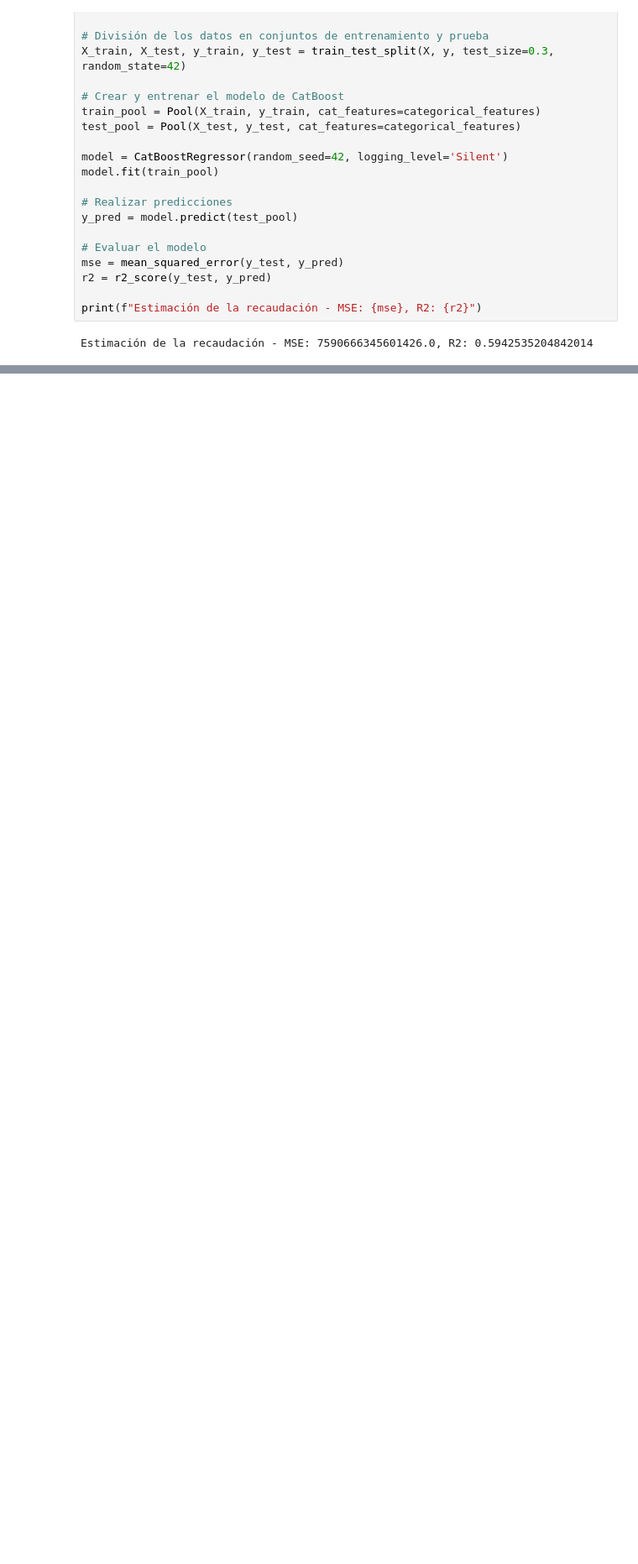
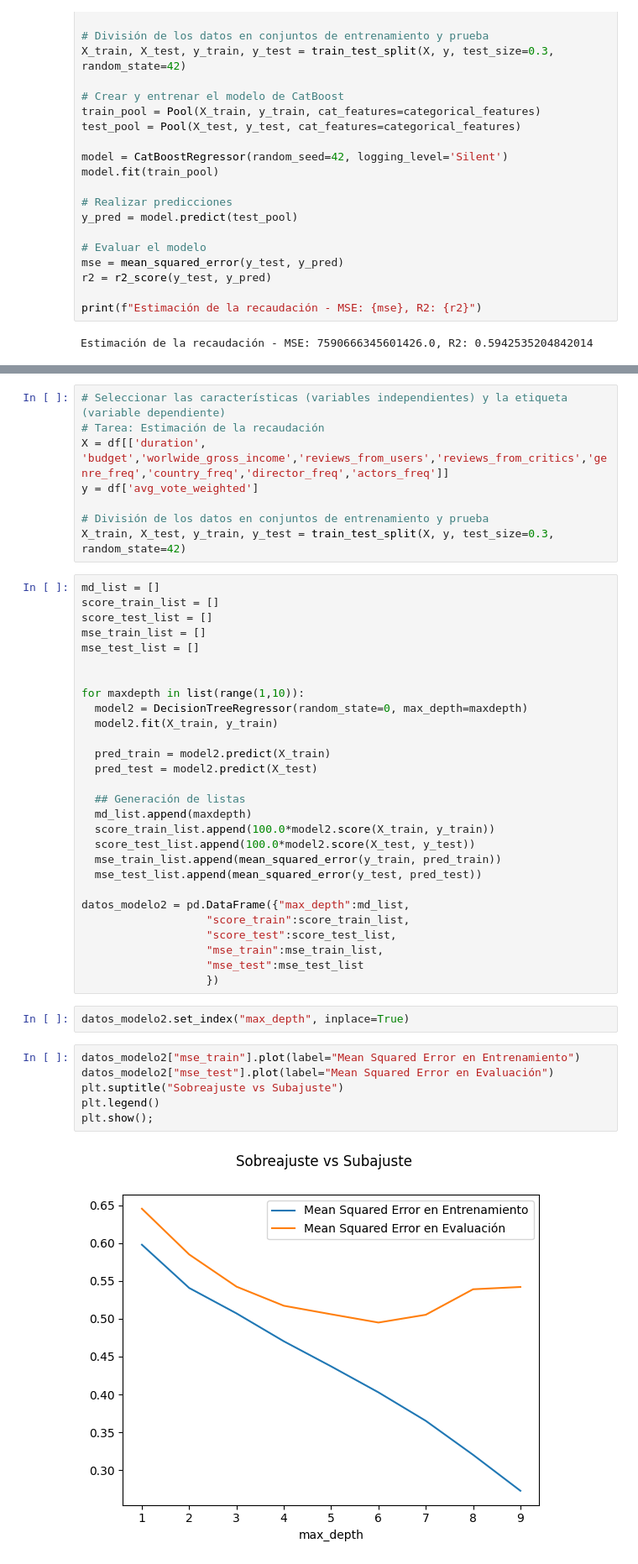
Before and after one commit to cesargar1507/DatasetsUB, a Jupyter notebook: M6_AI1_GarciaCesar.ipynb, the cells around one changed output, grey strips where cells are left out. Shown at 84% size. Cells and saved outputs as stored; diff of their text form; blank space fills up the shorter version.

```diff
--- a/M6_AI1_GarciaCesar.ipynb
+++ b/M6_AI1_GarciaCesar.ipynb
@@ -240,0 +233,46 @@ Estimación de la recaudación - MSE: 7590666345601426.0, R2: 0.5942535204842014
+# %%
+# Seleccionar las características (variables independientes) y la etiqueta (variable dependiente)
+# Tarea: Estimación de la recaudación
+X = df[['duration', 'budget','worlwide_gross_income','reviews_from_users','reviews_from_critics','genre_freq','country_freq','director_freq','actors_freq']]
+y = df['avg_vote_weighted']
+
+# División de los datos en conjuntos de entrenamiento y prueba
+X_train, X_test, y_train, y_test = train_test_split(X, y, test_size=0.3, random_state=42)
+# %%
+md_list = []
+score_train_list = []
+score_test_list = []
+mse_train_list = []
+mse_test_list = []
+
+
+for maxdepth in list(range(1,10)):
+  model2 = DecisionTreeRegressor(random_state=0, max_depth=maxdepth)
+  model2.fit(X_train, y_train)
+
+  pred_train = model2.predict(X_train)
+  pred_test = model2.predict(X_test)
+
+  ## Generación de listas
+  md_list.append(maxdepth)
+  score_train_list.append(100.0*model2.score(X_train, y_train))
+  score_test_list.append(100.0*model2.score(X_test, y_test))
+  mse_train_list.append(mean_squared_error(y_train, pred_train))
+  mse_test_list.append(mean_squared_error(y_test, pred_test))
+
+datos_modelo2 = pd.DataFrame({"max_depth":md_list,
+                   "score_train":score_train_list,
+                   "score_test":score_test_list,
+                   "mse_train":mse_train_list,
+                   "mse_test":mse_test_list
+                   })
+# %%
+datos_modelo2.set_index("max_depth", inplace=True)
+# %%
+datos_modelo2["mse_train"].plot(label="Mean Squared Error en Entrenamiento")
+datos_modelo2["mse_test"].plot(label="Mean Squared Error en Evaluación")
+plt.suptitle("Sobreajuste vs Subajuste")
+plt.legend()
+plt.show();
+# %% [output]
+[figure, added]
```
Also changed, not shown: parts of 16 cells of this notebook.
